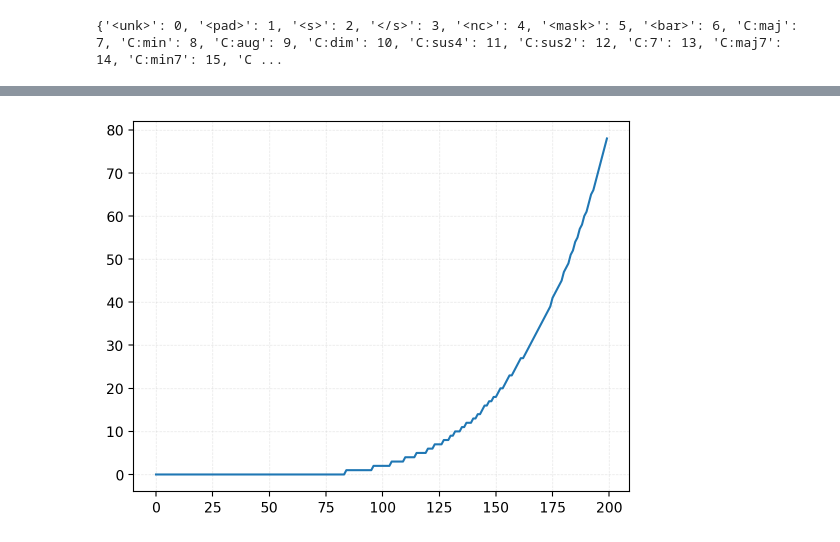
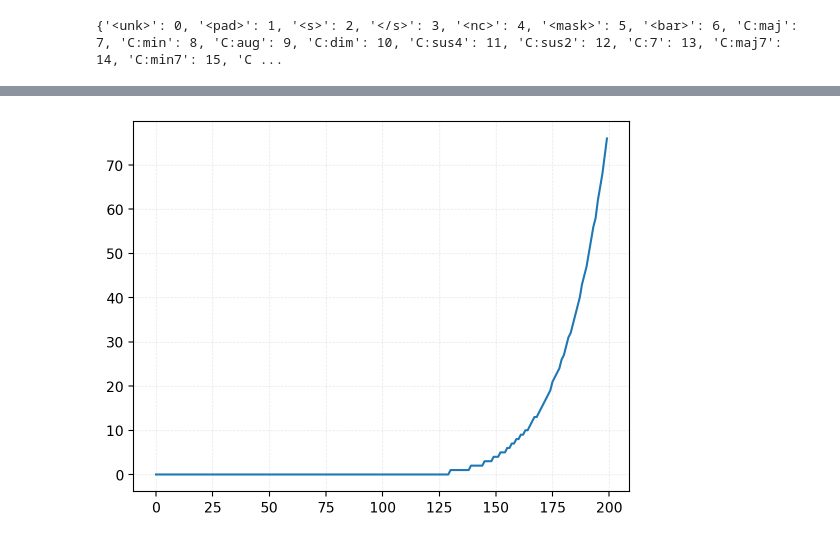
Before and after one commit to maximoskp/DualGridEncoderMelHarm, a Jupyter notebook: test_debug_train.ipynb, the cells around one changed output, grey strips where cells are left out. Cells and saved outputs as stored; diff of their text form; code cells hidden in the pictures.

```diff
--- a/test_debug_train.ipynb
+++ b/test_debug_train.ipynb
@@ -306,5 +306,5 @@ layer 3 example mean over heads for sample 0 harmony pos 0: tensor([0.0212, 0.08
 # %%
-plt.plot( np.floor(((np.arange(0,200,1)/200)**5)*80) )
+plt.plot( np.floor(((np.arange(0,200,1)/200)**10)*80) )
 plt.grid(axis='both', linestyle='--', linewidth=0.5, alpha=0.3)
 # %% [output]
-[figure, old version]
+[figure, new version]
```
Also changed, not shown: parts of 11 cells of this notebook, 21 other files.
